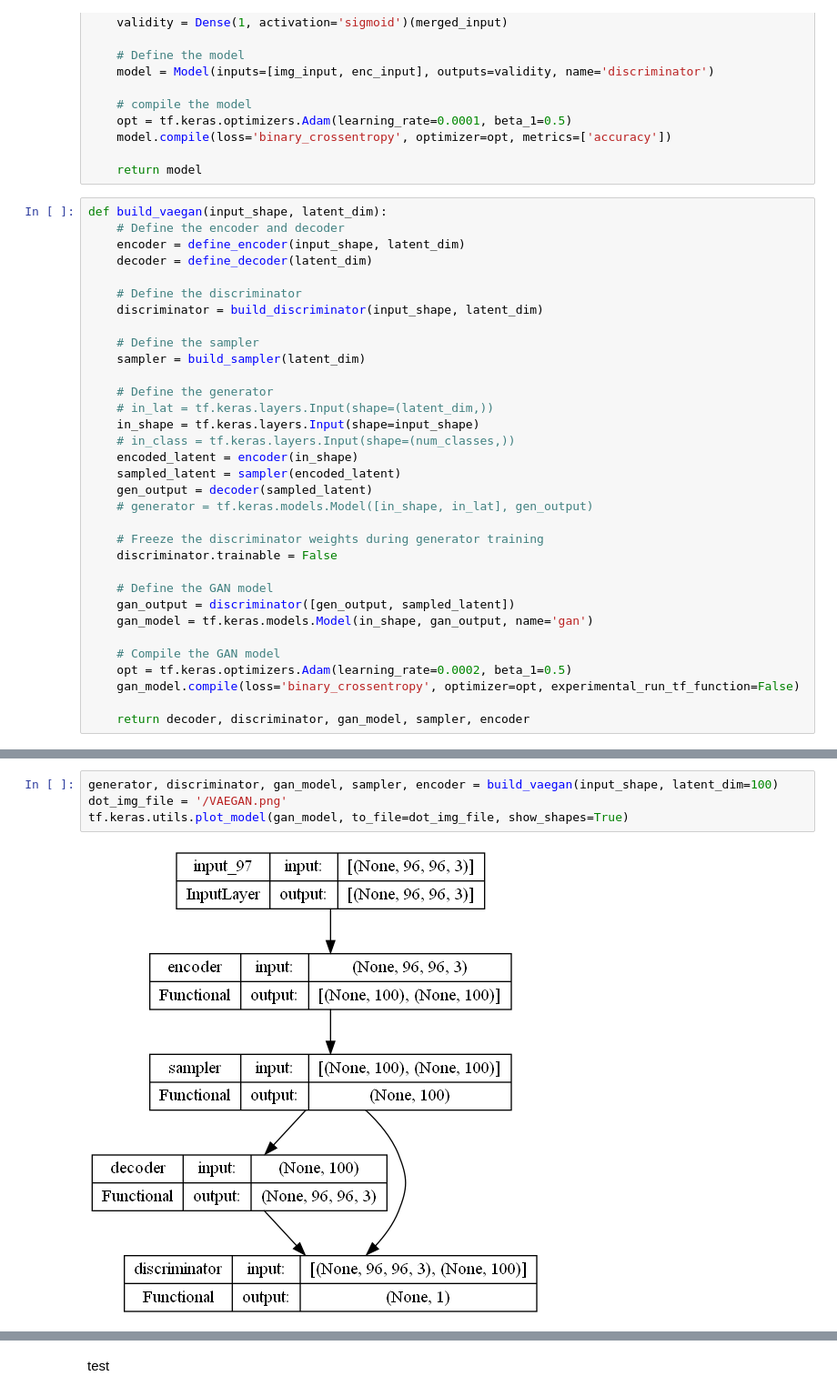
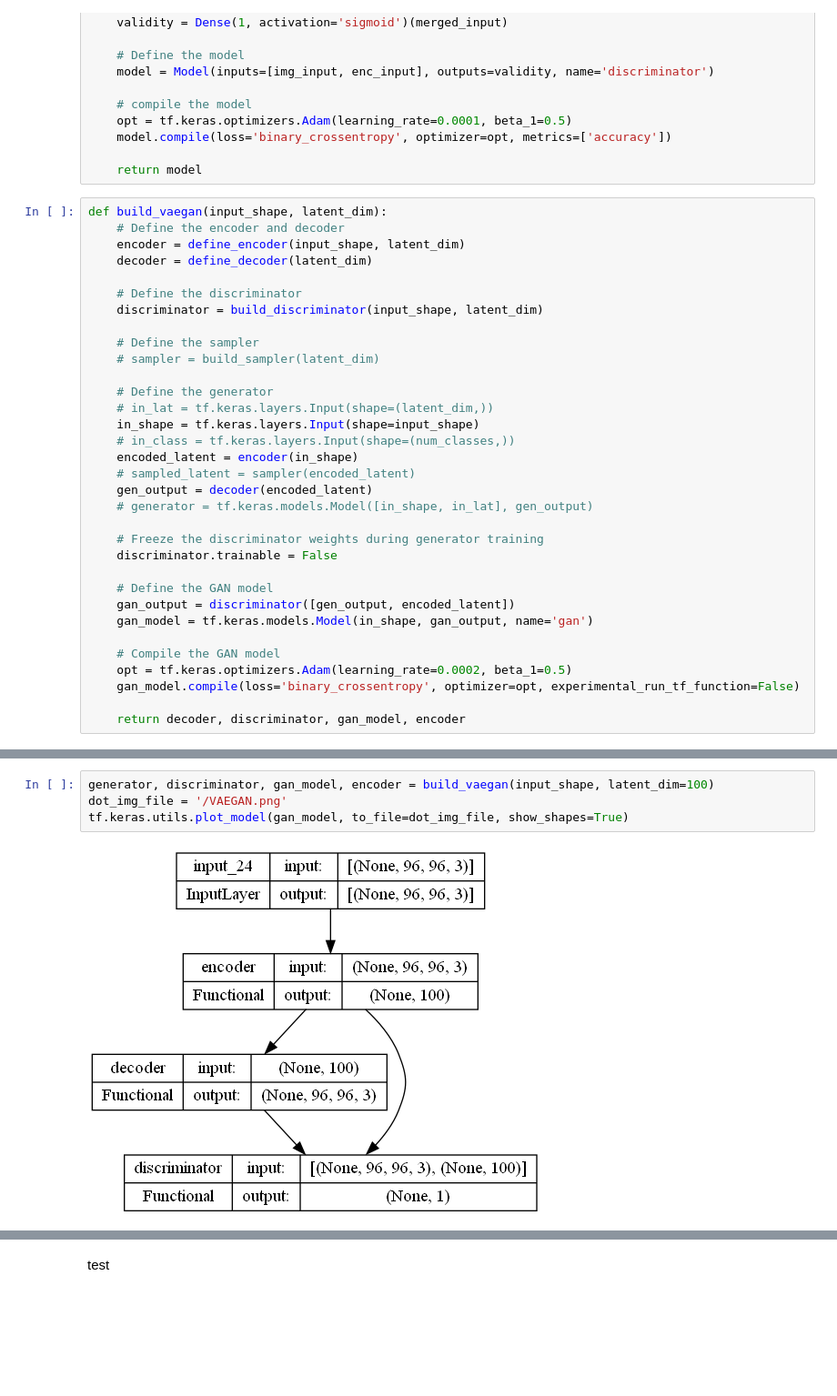
Before and after one commit to valent33/GAN_poke_deep, a Jupyter notebook: VAEGAN.ipynb, the cells around one changed output, grey strips where cells are left out. Shown: that part at 91% size. Drawn from its saved outputs; the diff is of its cells as text; blank space fills up the shorter version.

Commit message:
latest models

```diff
--- a/VAEGAN.ipynb
+++ b/VAEGAN.ipynb
@@ -259,29 +249,29 @@ def build_vaegan(input_shape, latent_dim):
     discriminator = build_discriminator(input_shape, latent_dim)
 
     # Define the sampler
-    sampler = build_sampler(latent_dim)
+    # sampler = build_sampler(latent_dim)
 
     # Define the generator
     # in_lat = tf.keras.layers.Input(shape=(latent_dim,))
     in_shape = tf.keras.layers.Input(shape=input_shape)
     # in_class = tf.keras.layers.Input(shape=(num_classes,))
     encoded_latent = encoder(in_shape)
-    sampled_latent = sampler(encoded_latent)
-    gen_output = decoder(sampled_latent)
+    # sampled_latent = sampler(encoded_latent)
+    gen_output = decoder(encoded_latent)
     # generator = tf.keras.models.Model([in_shape, in_lat], gen_output)
 
     # Freeze the discriminator weights during generator training
     discriminator.trainable = False
 
     # Define the GAN model
-    gan_output = discriminator([gen_output, sampled_latent])
+    gan_output = discriminator([gen_output, encoded_latent])
     gan_model = tf.keras.models.Model(in_shape, gan_output, name='gan')
 
     # Compile the GAN model
     opt = tf.keras.optimizers.Adam(learning_rate=0.0002, beta_1=0.5)
     gan_model.compile(loss='binary_crossentropy', optimizer=opt, experimental_run_tf_function=False)
 
-    return decoder, discriminator, gan_model, sampler, encoder
+    return decoder, discriminator, gan_model, encoder
 # %%
 def generate_latent_points(latent_dim, n_samples):
     # generate points in the latent space
@@ -391,11 +382,11 @@ def train(g_model, d_model, sampler, encoder, gan_model, dataset, latent_dim, n_
     # save the generator model
     g_model.save('vaegenerator_model_96_final.h5')
 # %%
-generator, discriminator, gan_model, sampler, encoder = build_vaegan(input_shape, latent_dim=100)
+generator, discriminator, gan_model, encoder = build_vaegan(input_shape, latent_dim=100)
 dot_img_file = '/VAEGAN.png'
 tf.keras.utils.plot_model(gan_model, to_file=dot_img_file, show_shapes=True)
 # %% [output]
-[figure, old version]
+[figure, new version]
 # %%
 # size of the latent space
 latent_dim = 100
```
Also changed, not shown: parts of 6 cells of this notebook, 4 other files.
